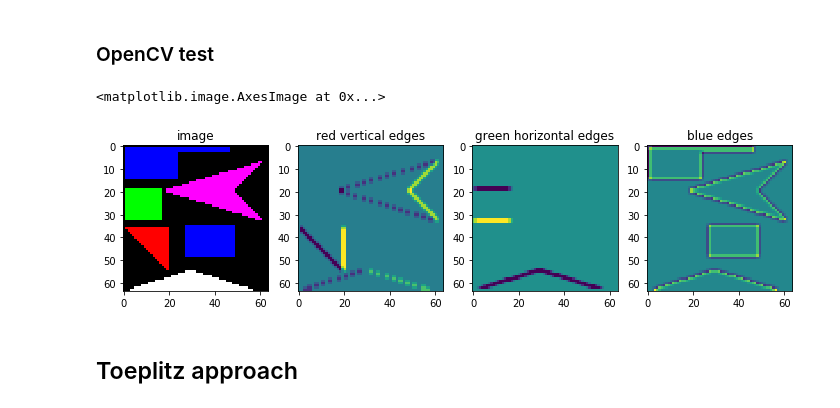
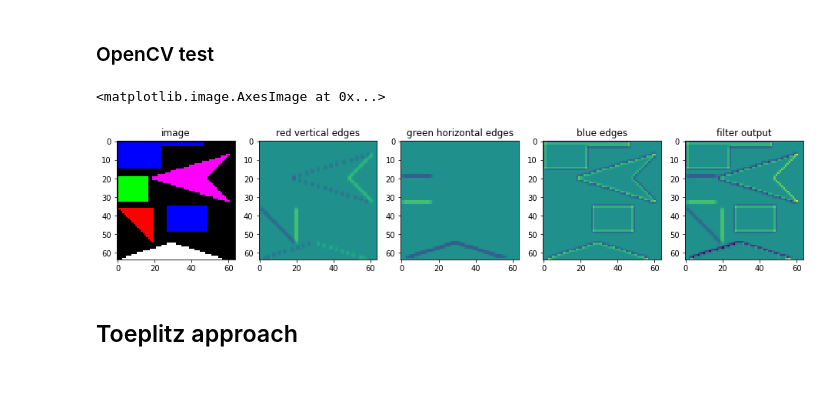
Before and after one commit to neworderofjamie/conv_test, a Jupyter notebook: toeplitz_sparse.ipynb, the cells around one changed output. Saved outputs shown, nothing was run; the diff lists cells and outputs as text; code cells hidden in the pictures; blank space fills up the shorter version.

```diff
--- a/toeplitz_sparse.ipynb
+++ b/toeplitz_sparse.ipynb
@@ -301,29 +301,32 @@ filt = np.asarray([[[1,   0, -1],
 # %%
 # Turn spike indices into image
 # **NOTE** image is RGB
 image = np.zeros(INPUT_SIZE * INPUT_SIZE * INPUT_CHANNELS)
 image[spike_indices] = 1
 image = np.reshape(image, (INPUT_SIZE, INPUT_SIZE, INPUT_CHANNELS))
 
 # Use OpenCV to calculate convolution
 filter_out = [cv2.filter2D(image[:,:,i], cv2.CV_64F, filt[i]) for i in range(INPUT_CHANNELS)]
 
 # Show results
-fig, axes = plt.subplots(1, 4, figsize=(12,4))
+fig, axes = plt.subplots(1, 5, figsize=(16,4))
 axes[0].set_title("image")
 axes[0].imshow(image);
 
 axes[1].set_title("red vertical edges")
-axes[1].imshow(filter_out[0])
+axes[1].imshow(filter_out[0], vmin=-10, vmax=10)
 
 axes[2].set_title("green horizontal edges")
-axes[2].imshow(filter_out[1])
+axes[2].imshow(filter_out[1], vmin=-10, vmax=10)
 
 axes[3].set_title("blue edges")
-axes[3].imshow(filter_out[2])
+axes[3].imshow(filter_out[2], vmin=-10, vmax=10)
+
+axes[4].set_title("filter output")
+axes[4].imshow(np.sum(filter_out, axis=0), vmin=-10, vmax=10)
 # %% [output]
 <matplotlib.image.AxesImage at 0x...>
-[figure, old version]
+[figure, new version]
 # %% [markdown]
 ## Toeplitz approach
 # %%
```
Also changed, not shown: parts of 2 cells of this notebook.
